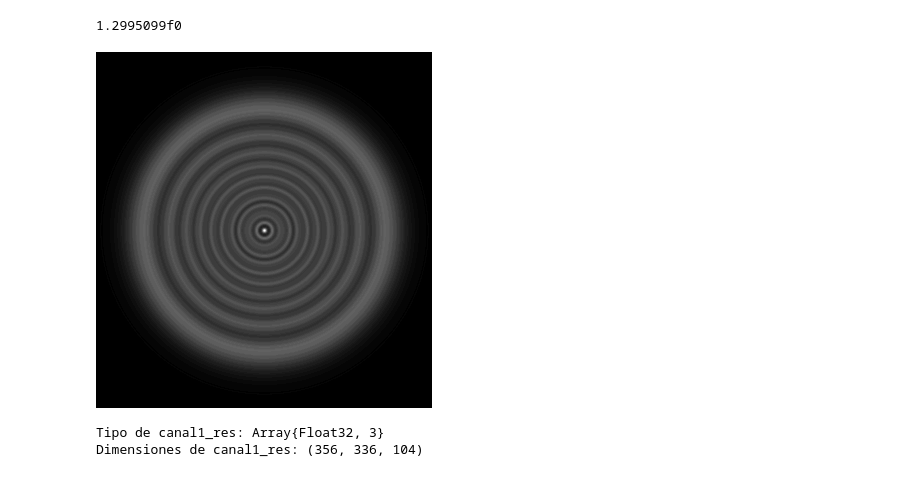
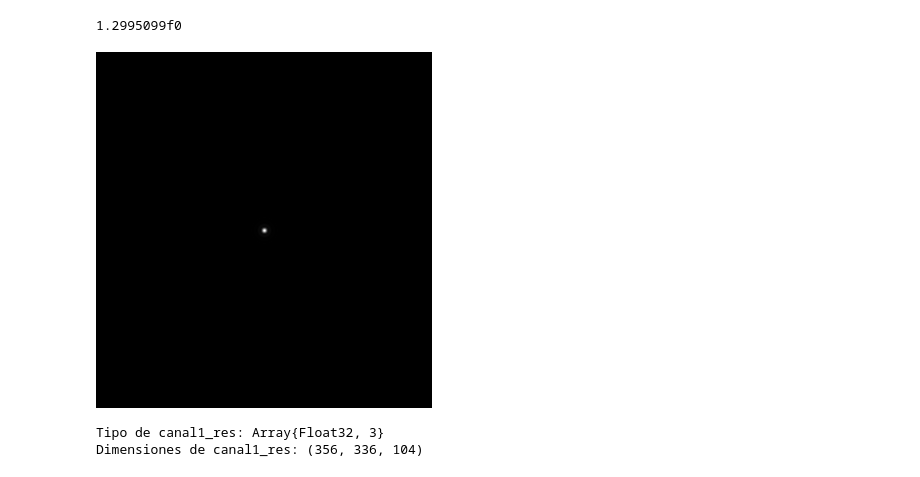
Before and after one commit to Jimena163/TFGNotebook, a Jupyter notebook: 3D_Julia_MAC.ipynb, the cells around one changed output. Saved outputs shown, nothing was run; the diff lists cells and outputs as text; code cells hidden in the pictures.

```diff
--- a/3D_Julia_MAC.ipynb
+++ b/3D_Julia_MAC.ipynb
@@ -528,9 +528,9 @@ image_stack element type: Float32
 1.2995099f0
 # %%
 #Visualización de la PSF
-colorview(Gray, psf_stack[:,:,1]/maximum(psf_stack[:,:,1]))
+colorview(Gray, psf_stack[:,:,52]/maximum(psf_stack[:,:,52]))
 # %% [output]
-[figure, old version]
+[figure, new version]
 # %%
 psf_bp, _ = BackProjector(ifftshift(psf_stack))
 num_iter = 110
```
Also changed, not shown: parts of 1 cell of this notebook, 8 other files.
